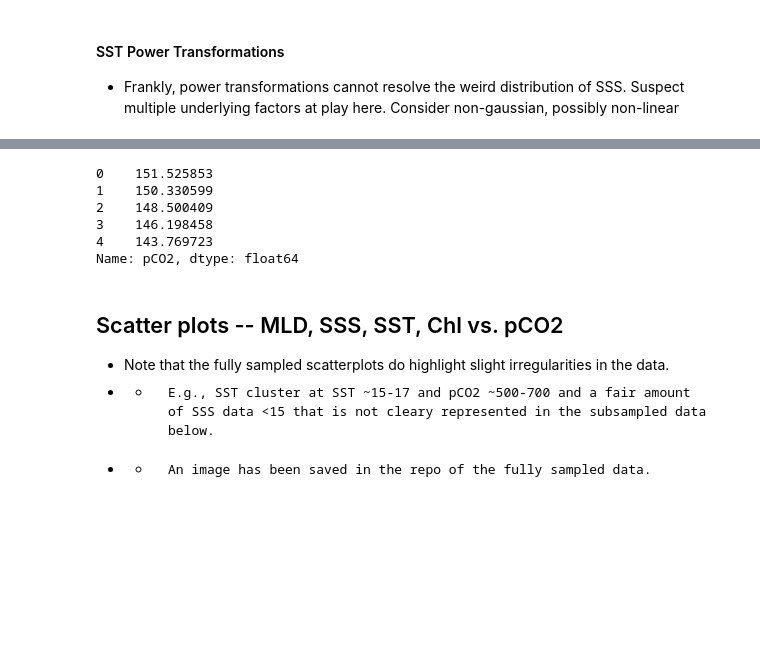
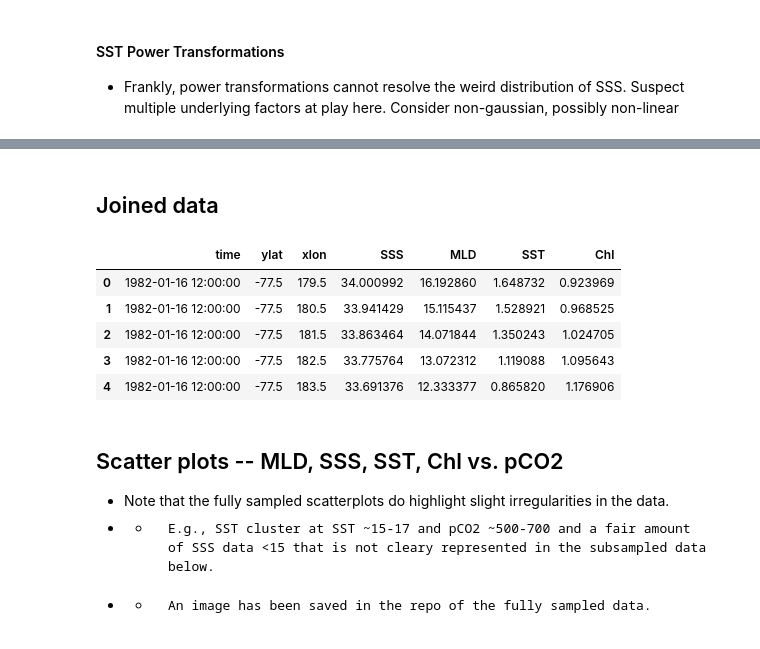
Before and after one commit to manksh/ocean-co2-absorption, a Jupyter notebook: notebooks/CG_edav.ipynb, the cells around one changed output, grey strips where cells are left out. Saved outputs shown, nothing was run; the diff lists cells and outputs as text; code cells hidden in the pictures; blank space fills up the shorter version.

```diff
--- a/notebooks/CG_edav.ipynb
+++ b/notebooks/CG_edav.ipynb
@@ -346,12 +327,13 @@ joined = df['pCO2'].join(df['MLD']['MLD'])
+# %% [markdown]
+## Joined data
 # %%
-#joined = joined.join(df['SSS']['SSS'])
-joined = joined.join(df['SST']['SST']).join(df['Chl']['Chl'])
+joined = pd.concat([df['SSS'],df['MLD']['MLD'],df['SST']['SST'],df['Chl']['Chl']], axis=1)
 # %%
-joined['pCO2'].head()
+joined.head()
 # %% [output]
-0    151.525853
-1    150.330599
-2    148.500409
-3    146.198458
-4    143.769723
-Name: pCO2, dtype: float64
+|  | time | ylat | xlon | SSS | MLD | SST | Chl |
+| 0 | 1982-01-16 12:00:00 | -77.5 | 179.5 | 34.000992 | 16.192860 | 1.648732 | 0.923969 |
+| 1 | 1982-01-16 12:00:00 | -77.5 | 180.5 | 33.941429 | 15.115437 | 1.528921 | 0.968525 |
+| 2 | 1982-01-16 12:00:00 | -77.5 | 181.5 | 33.863464 | 14.071844 | 1.350243 | 1.024705 |
+| 3 | 1982-01-16 12:00:00 | -77.5 | 182.5 | 33.775764 | 13.072312 | 1.119088 | 1.095643 |
+| 4 | 1982-01-16 12:00:00 | -77.5 | 183.5 | 33.691376 | 12.333377 | 0.865820 | 1.176906 |
```
Also changed, not shown: parts of 12 cells of this notebook, 2 other files.
